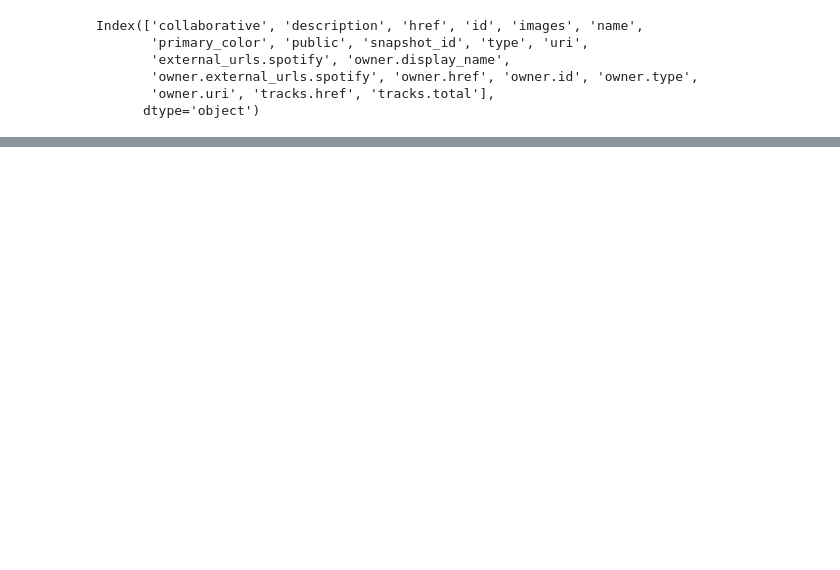
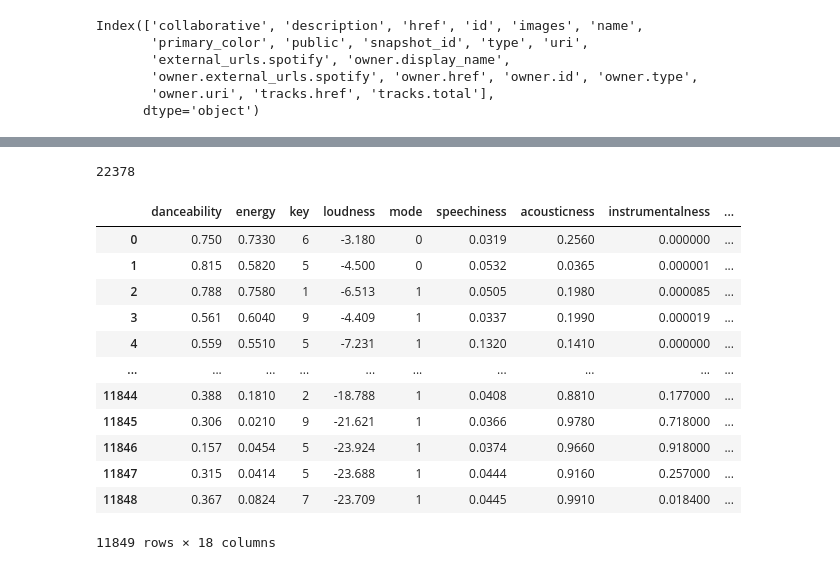
Before and after one commit to nisarem/lab-api-wrappers, a Jupyter notebook: GNOD Part 4.ipynb, the cells around one changed output, grey strips where cells are left out. Saved outputs shown, nothing was run; the diff lists cells and outputs as text; code cells hidden in the pictures; blank space fills up the shorter version.

```diff
--- a/GNOD Part 4.ipynb
+++ b/GNOD Part 4.ipynb
@@ -172,0 +237,21 @@ all_tracks_df = pd.DataFrame(all_tracks)
+# %%
+import pandas as pd
+
+artists_df = pd.DataFrame(columns=['href', 'id', 'name', 'type', 'uri', 'external_urls.spotify','song_id', 'song_name', 'popularity'])
+
+for i, artists_info in enumerate(all_tracks['track.artists']):
+    if isinstance(artists_info, list):  # Check if artists_info is a list
+        for artist in artists_info:
+            if pd.notna(artist):  # Check if artist is not NaN
+                artist_df = pd.json_normalize(artist)
+                song_id = all_tracks.iloc[i]['track.id']
+                song_name = all_tracks.iloc[i]['track.name']
+                popularity = all_tracks.iloc[i]['track.popularity']
+
+                artist_df['song_id'] = song_id
+                artist_df['song_name'] = song_name
+                artist_df['popularity'] = popularity
+
+                artists_df = pd.concat([artists_df, artist_df], axis=0, ignore_index=True)
+
+artists_df.reset_index(drop=True, inplace=True)
@@ -172,0 +291,11 @@ all_tracks_df = pd.DataFrame(all_tracks)
+# %%
+chunks = [(i, i+100) for i in range(0, len(df), 100)]
+chunks
+audio_features_list = []
+for chunk in chunks:
+    id_list100 = df['song_id'][chunk[0]:chunk[1]]
+    audio_features_list = audio_features_list + sp.audio_features(id_list100)
+    sleep(randint(1,3000)/1000)
+len(audio_features_list)
+# %% [output]
+22378
@@ -172,0 +304,18 @@ all_tracks_df = pd.DataFrame(all_tracks)
+# %%
+audio_features_df.drop_duplicates(inplace=True) # duplicates because some songs have more artists
+audio_features_df = audio_features_df.reset_index(drop=True)
+audio_features_df
+# %% [output]
+|  | danceability | energy | key | loudness | mode | speechiness | acousticness | instrumentalness | ... |
+| 0 | 0.750 | 0.7330 | 6 | -3.180 | 0 | 0.0319 | 0.2560 | 0.000000 | ... |
+| 1 | 0.815 | 0.5820 | 5 | -4.500 | 0 | 0.0532 | 0.0365 | 0.000001 | ... |
+| 2 | 0.788 | 0.7580 | 1 | -6.513 | 1 | 0.0505 | 0.1980 | 0.000085 | ... |
+| 3 | 0.561 | 0.6040 | 9 | -4.409 | 1 | 0.0337 | 0.1990 | 0.000019 | ... |
+| 4 | 0.559 | 0.5510 | 5 | -7.231 | 1 | 0.1320 | 0.1410 | 0.000000 | ... |
+| ... | ... | ... | ... | ... | ... | ... | ... | ... | ... |
+| 11844 | 0.388 | 0.1810 | 2 | -18.788 | 1 | 0.0408 | 0.8810 | 0.177000 | ... |
+| 11845 | 0.306 | 0.0210 | 9 | -21.621 | 1 | 0.0366 | 0.9780 | 0.718000 | ... |
+| 11846 | 0.157 | 0.0454 | 5 | -23.924 | 1 | 0.0374 | 0.9660 | 0.918000 | ... |
+| 11847 | 0.315 | 0.0414 | 5 | -23.688 | 1 | 0.0444 | 0.9160 | 0.257000 | ... |
+| 11848 | 0.367 | 0.0824 | 7 | -23.709 | 1 | 0.0445 | 0.9910 | 0.018400 | ... |
+11849 rows × 18 columns
```
Also changed, not shown: parts of 29 cells of this notebook, 7 other files.
